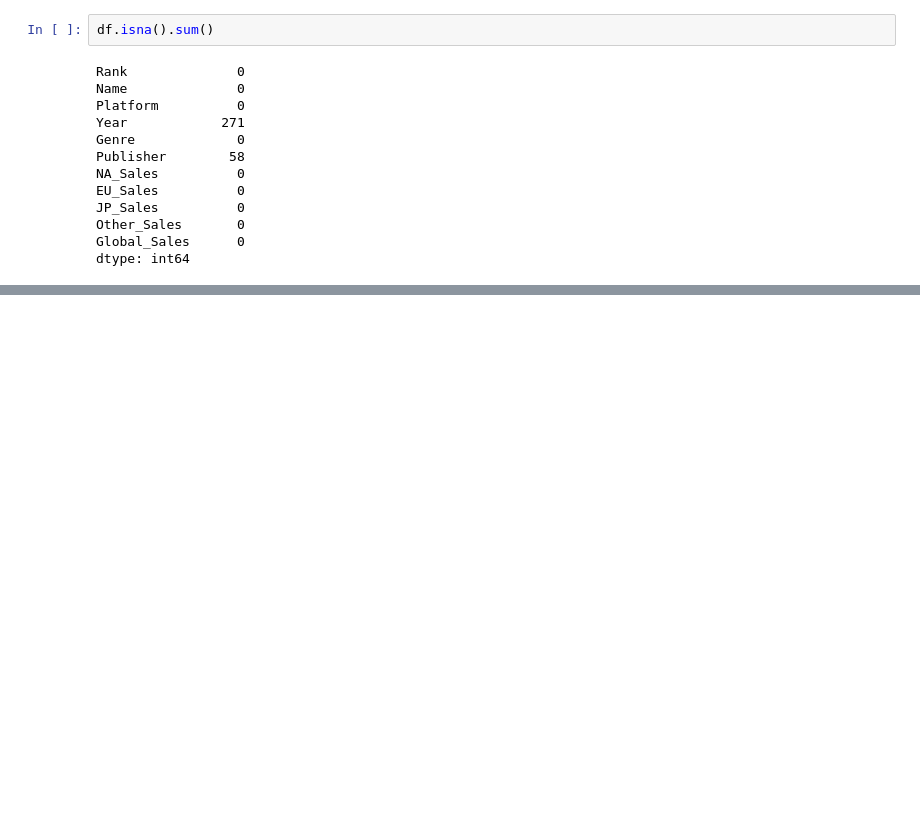
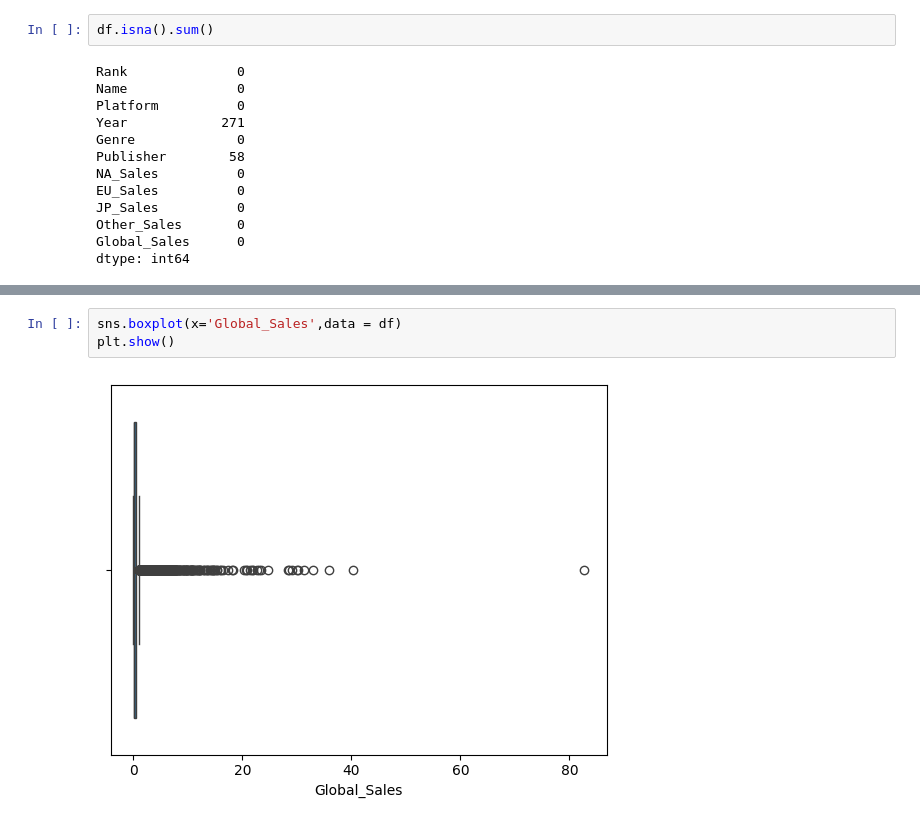
Before and after one commit to yharshityadav/ML-MODEL, a Jupyter notebook: Model.ipynb, the cells around one changed output, grey strips where cells are left out. Drawn from its saved outputs; the diff is of its cells as text; blank space fills up the shorter version.

```diff
--- a/Model.ipynb
+++ b/Model.ipynb
@@ -122,0 +130,5 @@ df.head(1)
+# %%
+sns.boxplot(x='Global_Sales',data = df)
+plt.show()
+# %% [output]
+[figure, added]
```
Also changed, not shown: parts of 14 cells of this notebook.
